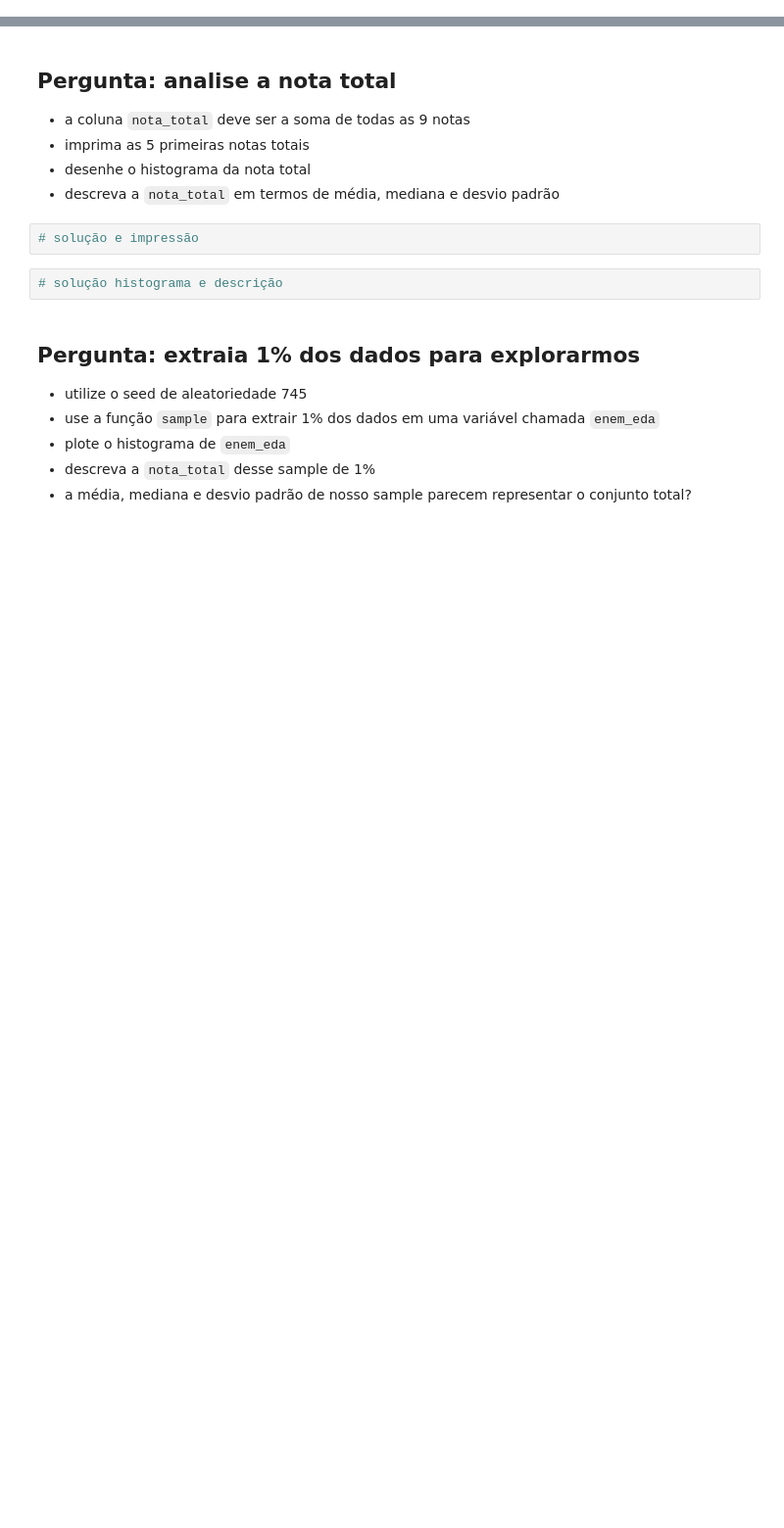
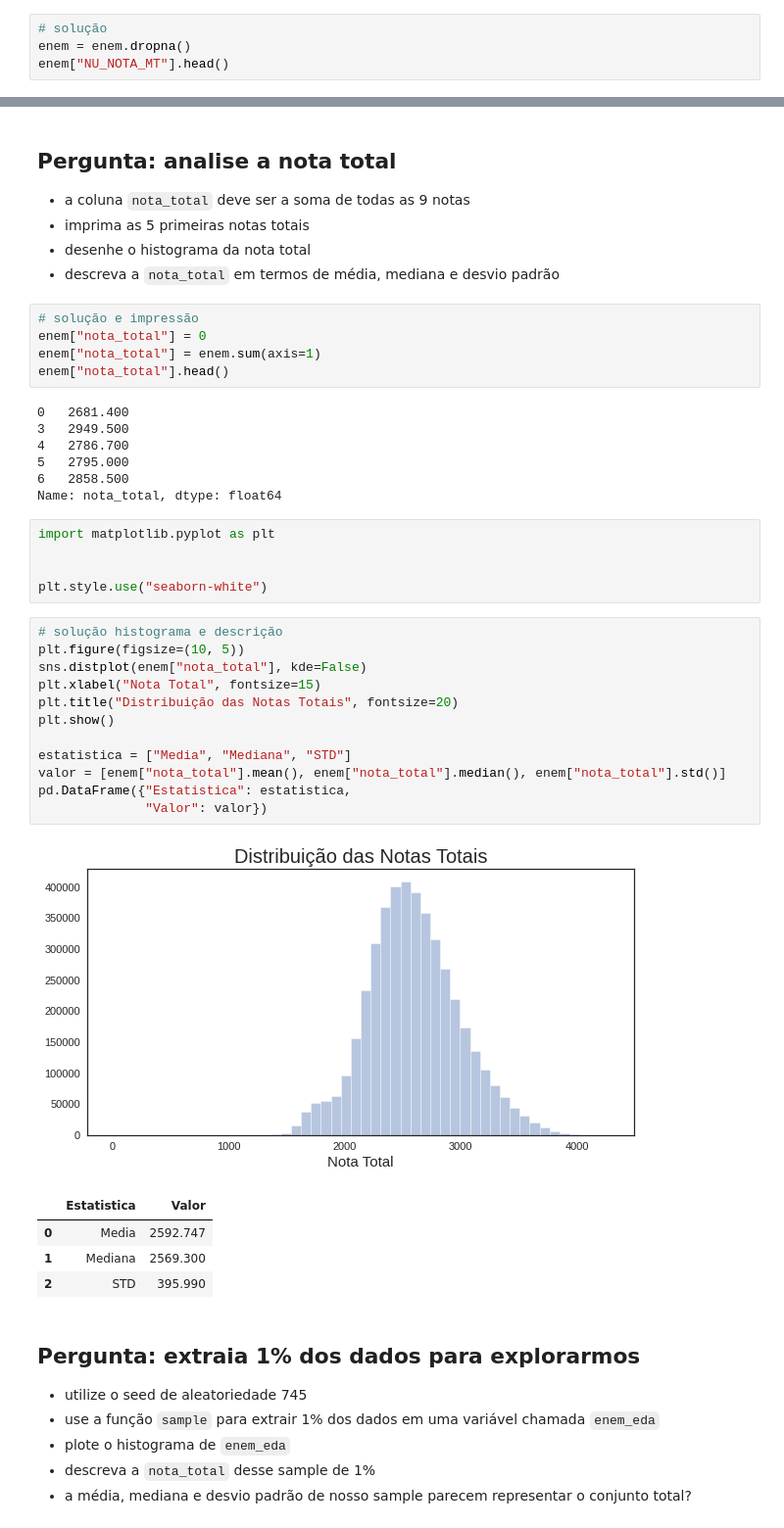
Before and after one commit to LeoFernanndes/notebooks, a Jupyter notebook: Formação Machine Learning - Projeto Alura.ipynb, the cells around one changed output, grey strips where cells are left out. Shown at 98% size. Cells and saved outputs as stored; diff of their text form; blank space fills up the shorter version.

```diff
--- a/Formação Machine Learning - Projeto Alura.ipynb
+++ b/Formação Machine Learning - Projeto Alura.ipynb
@@ -106,0 +118,4 @@ enem[todas_as_notas].head()
+# %%
+# solução
+enem = enem.dropna()
+enem["NU_NOTA_MT"].head()
@@ -111,10 +133,41 @@ enem[todas_as_notas].head()
 - imprima as 5 primeiras notas totais
 - desenhe o histograma da nota total
 - descreva a `nota_total` em termos de média, mediana e desvio padrão
-# %%
-# solução e impressão
-# %%
-# solução histograma e descrição
+# %%
+# solução e impressão
+enem["nota_total"] = 0
+enem["nota_total"] = enem.sum(axis=1)
+enem["nota_total"].head()
+# %% [output]
+0   2681.400
+3   2949.500
+4   2786.700
+5   2795.000
+6   2858.500
+Name: nota_total, dtype: float64
+# %%
+import matplotlib.pyplot as plt
+
+
+plt.style.use("seaborn-white")
+# %%
+# solução histograma e descrição
+plt.figure(figsize=(10, 5))
+sns.distplot(enem["nota_total"], kde=False)
+plt.xlabel("Nota Total", fontsize=15)
+plt.title("Distribuição das Notas Totais", fontsize=20)
+plt.show()
+
+estatistica = ["Media", "Mediana", "STD"]
+valor = [enem["nota_total"].mean(), enem["nota_total"].median(), enem["nota_total"].std()]
+pd.DataFrame({"Estatistica": estatistica,
+              "Valor": valor})
+# %% [output]
+[figure, added]
+|  | Estatistica | Valor |
+| 0 | Media | 2592.747 |
+| 1 | Mediana | 2569.300 |
+| 2 | STD | 395.990 |
 # %% [markdown]
 ## Pergunta: extraia 1% dos dados para explorarmos
 
```
Also changed, not shown: parts of 62 cells of this notebook.
